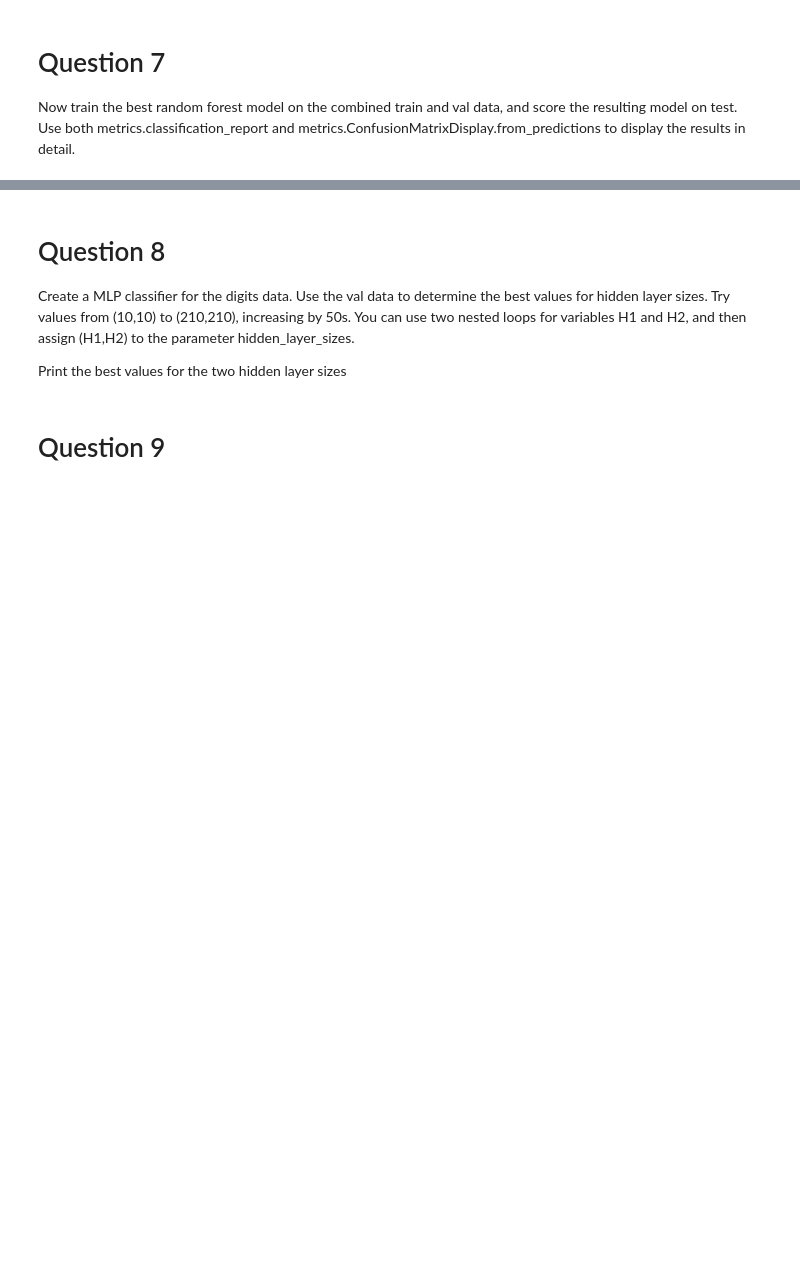
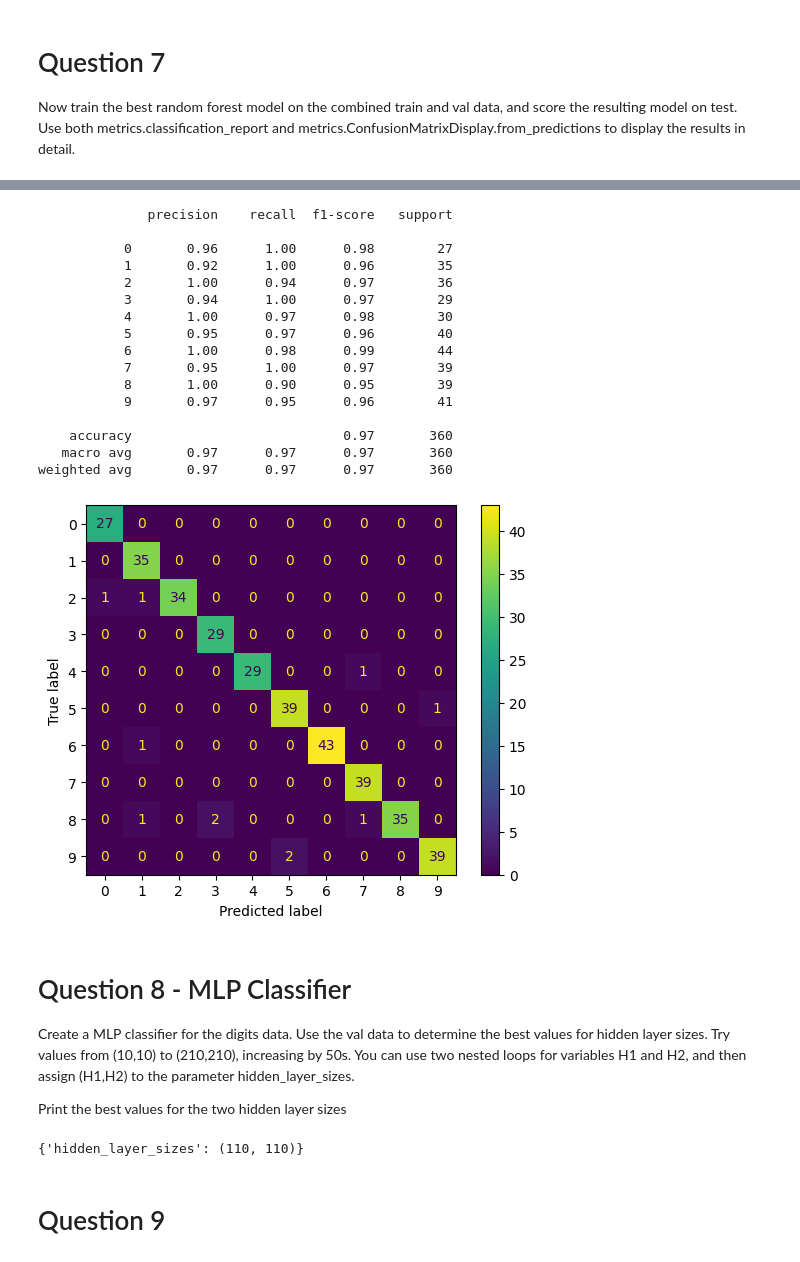
Before and after one commit to helenaglaring/aiml23_labs, a Jupyter notebook: LAB1_2023.ipynb, the cells around one changed output, grey strips where cells are left out. Saved outputs shown, nothing was run; the diff lists cells and outputs as text; code cells hidden in the pictures; blank space fills up the shorter version.

```diff
--- a/LAB1_2023.ipynb
+++ b/LAB1_2023.ipynb
@@ -192,3 +351,12 @@ Create a Random Forest classifier for the digits data. Use the val data to deter
 Now train the best random forest model on the combined train and val data, and score the resulting model on test.
 
 Use both metrics.classification_report and metrics.ConfusionMatrixDisplay.from_predictions to display the results in detail.
+# %%
+# Tuning model with optimized hyperparameters
+rf_clf_tuned = RandomForestClassifier(n_estimators=300, max_depth=40)
+
+# Train - Fitting model using the combined train and val data
+rf_clf_tuned.fit(X_trainval, y_trainval)
+
+# Predict y using test set
+y_rf_clf_pred = rf_clf_tuned.predict(X_test)
@@ -195,8 +391,61 @@ Use both metrics.classification_report and metrics.ConfusionMatrixDisplay.from_p
+# %%
+# Plotting confusion matrix
+metrics.ConfusionMatrixDisplay.from_predictions(y_test, y_rf_clf_pred)
+print(metrics.classification_report(y_test, y_rf_clf_pred))
+# %% [output]
+              precision    recall  f1-score   support
+
+           0       0.96      1.00      0.98        27
+           1       0.92      1.00      0.96        35
+           2       1.00      0.94      0.97        36
+           3       0.94      1.00      0.97        29
+           4       1.00      0.97      0.98        30
+           5       0.95      0.97      0.96        40
+           6       1.00      0.98      0.99        44
+           7       0.95      1.00      0.97        39
+           8       1.00      0.90      0.95        39
+           9       0.97      0.95      0.96        41
+
+    accuracy                           0.97       360
+   macro avg       0.97      0.97      0.97       360
+weighted avg       0.97      0.97      0.97       360
+[figure, added]
 # %% [markdown]
-# <h1>Question 8</h1>
+# <h1>Question 8 - MLP Classifier</h1>
 Create a MLP classifier for the digits data. Use the val data to determine the best values for
 hidden layer sizes. Try values from (10,10) to (210,210), increasing by 50s. You can use two nested loops for variables H1 and H2, and then assign (H1,H2) to the parameter hidden_layer_sizes.
 <p> Print the best values for the two hidden layer sizes</p>
+# %%
+# Applying GridSearchCV for hyperparameter optimization for n_estimators and max_depth
+
+# Model
+mlp_clf = MLPClassifier(max_iter=1000)
+
+# creating loops for hyperparameter values for hidden_layer_sizes from (10,10) to (210,210)
+hls_values = []
+for h1 in range(10, 210, 50):
+    for h2 in range(10, 210, 50):
+        hls = (h1,h2)
+        hls_values.append(hls)
+
+# parameter grid
+parameters = {
+    'hidden_layer_sizes'    : hls_values,
+}
+
+# using GridSearchCV
+mlp_clf_tuned = GridSearchCV(mlp_clf ,             # model
+                   param_grid = parameters,   # hyperparameters
+                   scoring='accuracy',        # metric for scoring
+                   cv=10)                     # cross-validation
+
+# Fitting model with optimized parameters using validation data
+mlp_clf_tuned.fit(X_val,y_val)
+
+# Identifying the most optimal hyperparameters
+mlp_clf_tuned.best_params_
+# %% [output]
+{'hidden_layer_sizes': (110, 110)}
 # %% [markdown]
 <h1>Question 9</h1>
 # %% [markdown]
```
Also changed, not shown: parts of 30 cells of this notebook, 1 other file.
